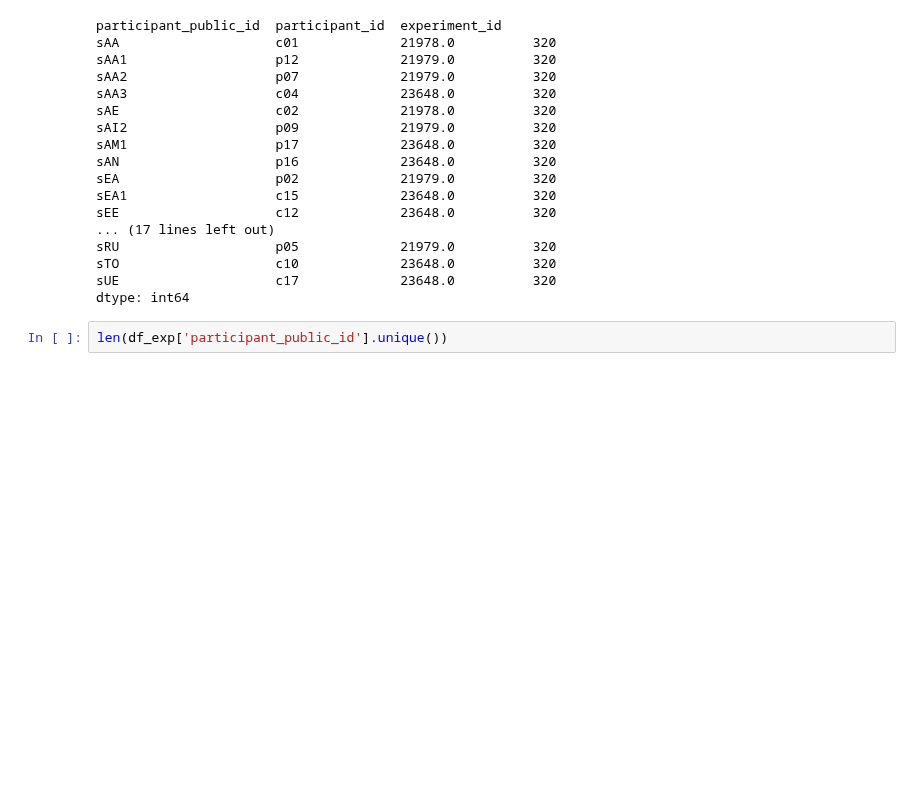
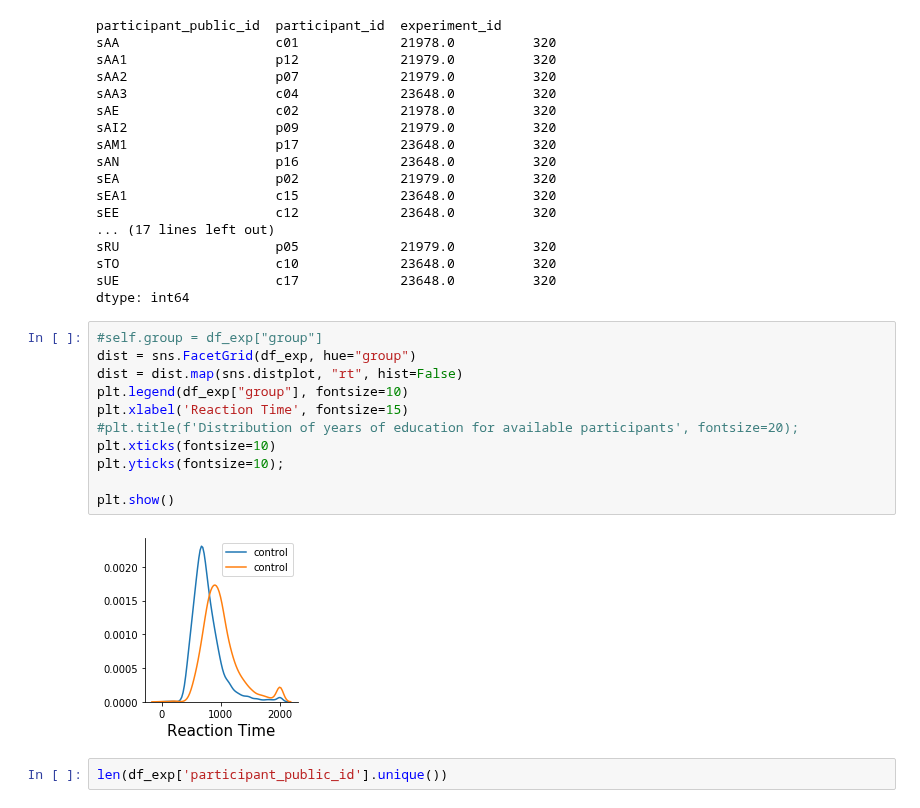
Before and after one commit to sbruinsma1/cort_language, a Jupyter notebook: notebooks/scratch_paper.ipynb, the cells around one changed output. Saved outputs shown, nothing was run; the diff lists cells and outputs as text; blank space fills up the shorter version.

```diff
--- a/notebooks/scratch_paper.ipynb
+++ b/notebooks/scratch_paper.ipynb
@@ -64,6 +64,19 @@ sRU                    p05             21979.0          320
 sTO                    c10             23648.0          320
 sUE                    c17             23648.0          320
 dtype: int64
+# %%
+#self.group = df_exp["group"]
+dist = sns.FacetGrid(df_exp, hue="group")
+dist = dist.map(sns.distplot, "rt", hist=False)
+plt.legend(df_exp["group"], fontsize=10)
+plt.xlabel('Reaction Time', fontsize=15)
+#plt.title(f'Distribution of years of education for available participants', fontsize=20);
+plt.xticks(fontsize=10)
+plt.yticks(fontsize=10);
+
+plt.show()
+# %% [output]
+[figure, added]
 # %%
 len(df_exp['participant_public_id'].unique())
 # %% [output]
```
Also changed, not shown: parts of 10 cells of this notebook, 5 other files.
